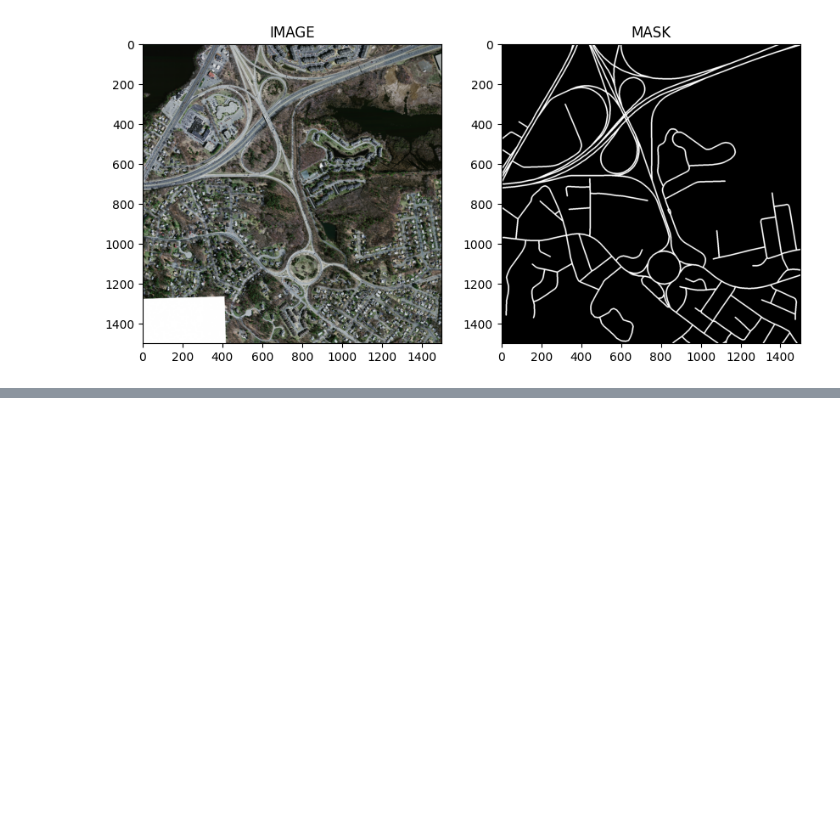
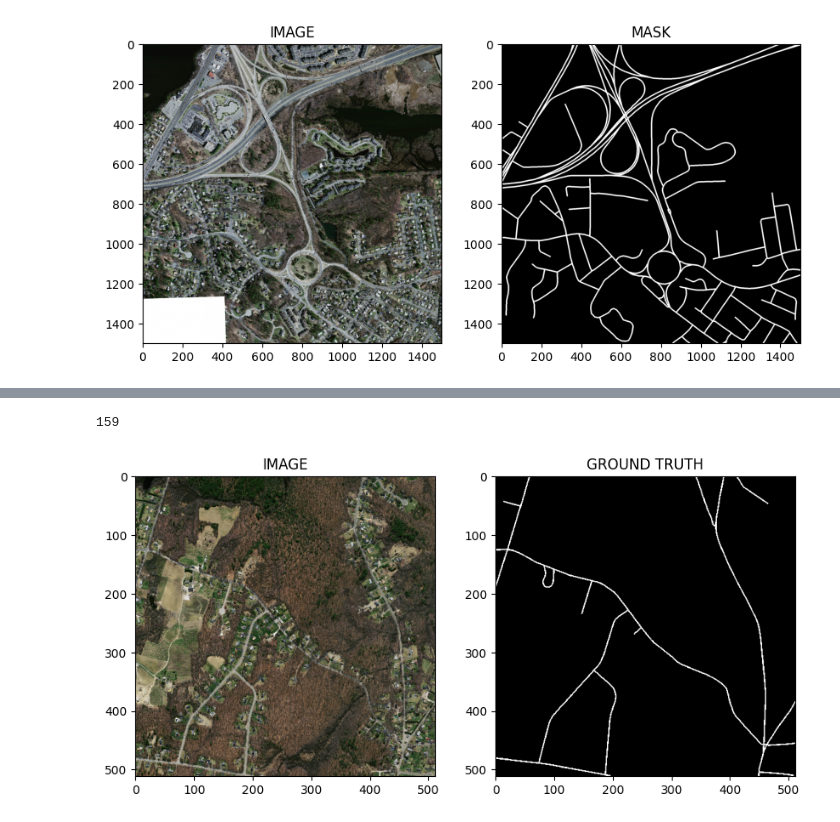
Before and after one commit to arpan-das-astrophysics/21cmFastHMXB, a Jupyter notebook: aerialimage.ipynb, the cells around one changed output, grey strips where cells are left out. Cells and saved outputs as stored; diff of their text form; code cells hidden in the pictures; blank space fills up the shorter version.

Commit message:
Custom dataset created using pytorch

```diff
--- a/aerialimage.ipynb
+++ b/aerialimage.ipynb
@@ -92,0 +116,2 @@ ax2.imshow(mask,cmap = 'gray')
+# %%
+df_train, df_test = train_test_split(df, test_size = .20, random_state = 42)
@@ -92,0 +202,40 @@ ax2.imshow(mask,cmap = 'gray')
+# %%
+trainset = SegmentationDataset(df_train , get_train_augs())
+testset = SegmentationDataset(df_test , get_test_augs())
+# %%
+len(trainset)
+# %% [output]
+159
+# %%
+def show_image(image,mask,pred_image = None):
+
+    if pred_image == None:
+
+        f, (ax1, ax2) = plt.subplots(1, 2, figsize=(10,5))
+
+        ax1.set_title('IMAGE')
+        ax1.imshow(image.permute(1,2,0).squeeze(),cmap = 'gray')
+
+        ax2.set_title('GROUND TRUTH')
+        ax2.imshow(mask.permute(1,2,0).squeeze(),cmap = 'gray')
+
+    elif pred_image != None :
+
+        f, (ax1, ax2,ax3) = plt.subplots(1, 3, figsize=(10,5))
+
+        ax1.set_title('IMAGE')
+        ax1.imshow(image.permute(1,2,0).squeeze(),cmap = 'gray')
+
+        ax2.set_title('GROUND TRUTH')
+        ax2.imshow(mask.permute(1,2,0).squeeze(),cmap = 'gray')
+
+        ax3.set_title('MODEL OUTPUT')
+        ax3.imshow(pred_image.permute(1,2,0).squeeze(),cmap = 'gray')
+# %%
+idx = 69
+
+image, mask = trainset[idx]
+
+show_image(image,mask)
+# %% [output]
+[figure, added]
```
Also changed, not shown: parts of 14 cells of this notebook.
